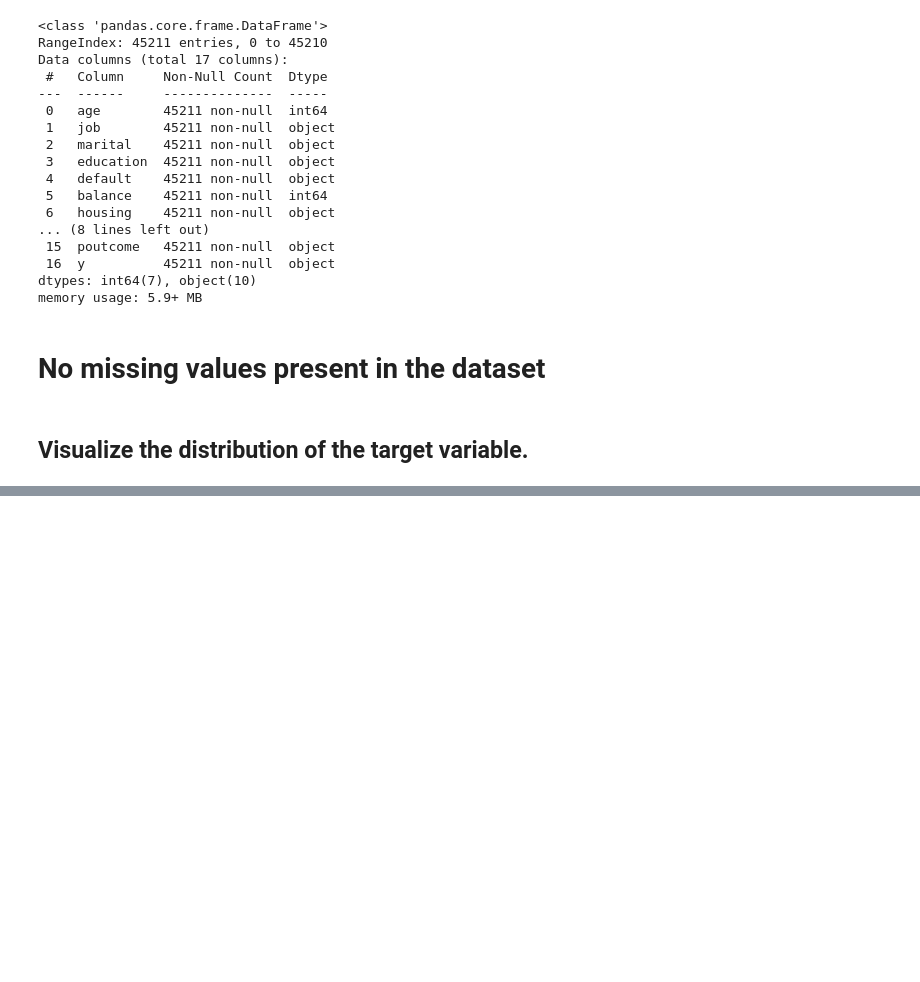
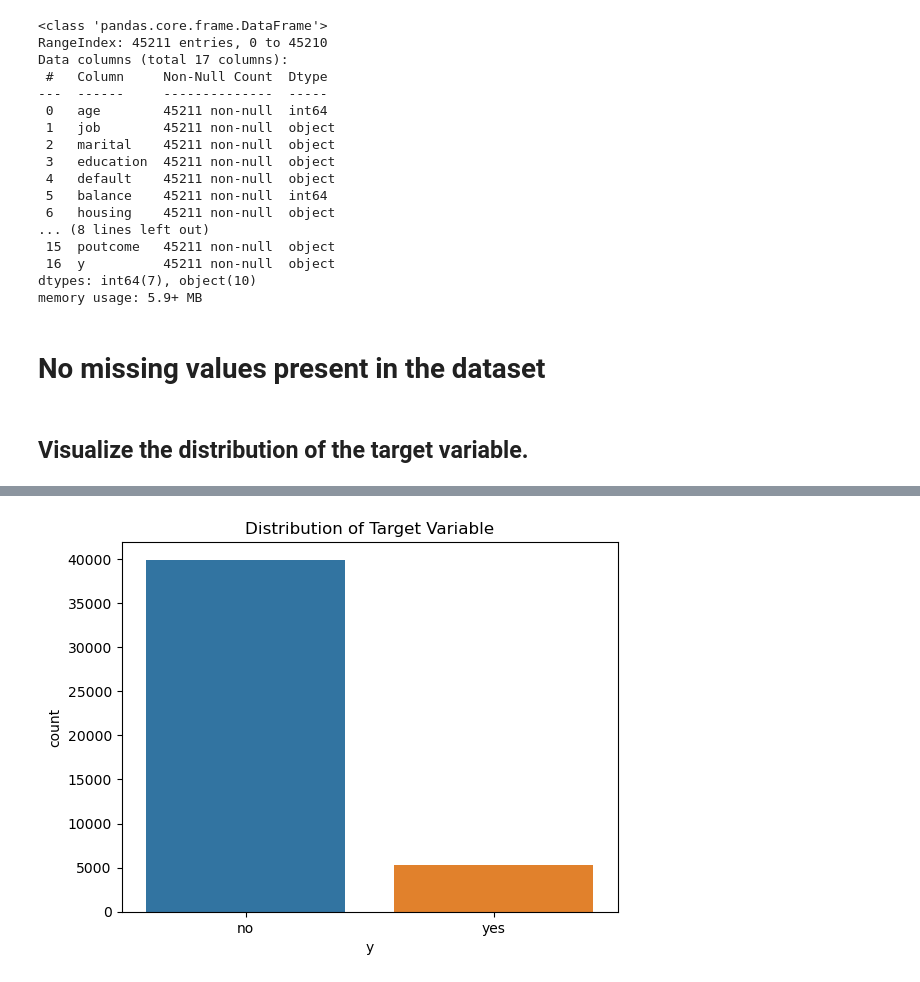
Before and after one commit to ashraful-shuvon/Machine_learning, a Jupyter notebook: Machine Learning Project - Predict Term Deposit Subscriptions/Predict Term Deposit Subscriptions.ipynb, the cells around one changed output, grey strips where cells are left out. Cells and saved outputs as stored; diff of their text form; code cells hidden in the pictures; blank space fills up the shorter version.

Commit message:
Pre processing
Visualize the distribution of the target variable

```diff
--- a/Machine Learning Project - Predict Term Deposit Subscriptions/Predict Term Deposit Subscriptions.ipynb
+++ b/Machine Learning Project - Predict Term Deposit Subscriptions/Predict Term Deposit Subscriptions.ipynb
@@ -83,0 +133,7 @@ y
+# %%
+# Visualize the distribution of the target variable
+sns.countplot(data=df, x='y')
+plt.title("Distribution of Target Variable")
+plt.show()
+# %% [output]
+[figure, added]
```
Also changed, not shown: parts of 8 cells of this notebook.
